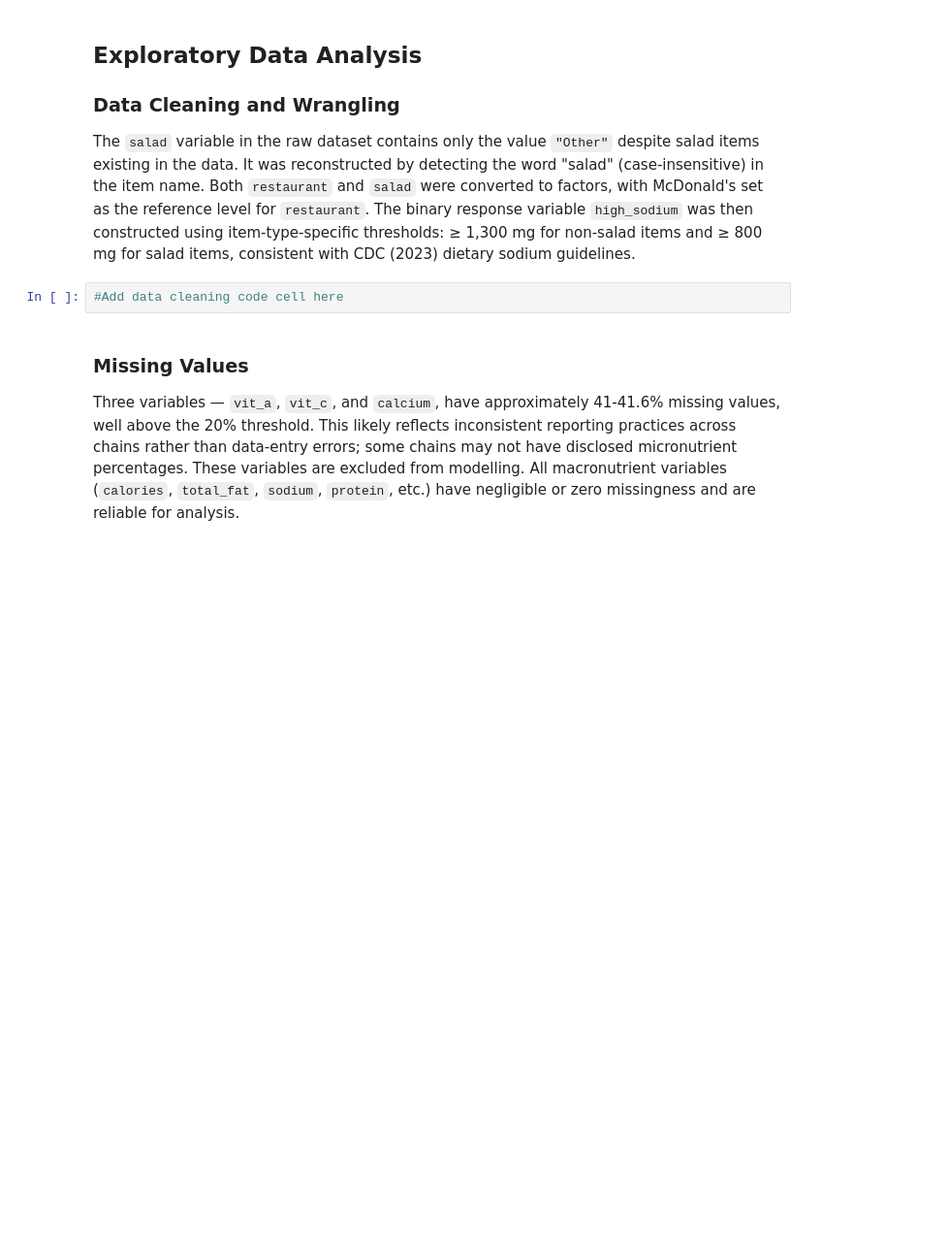
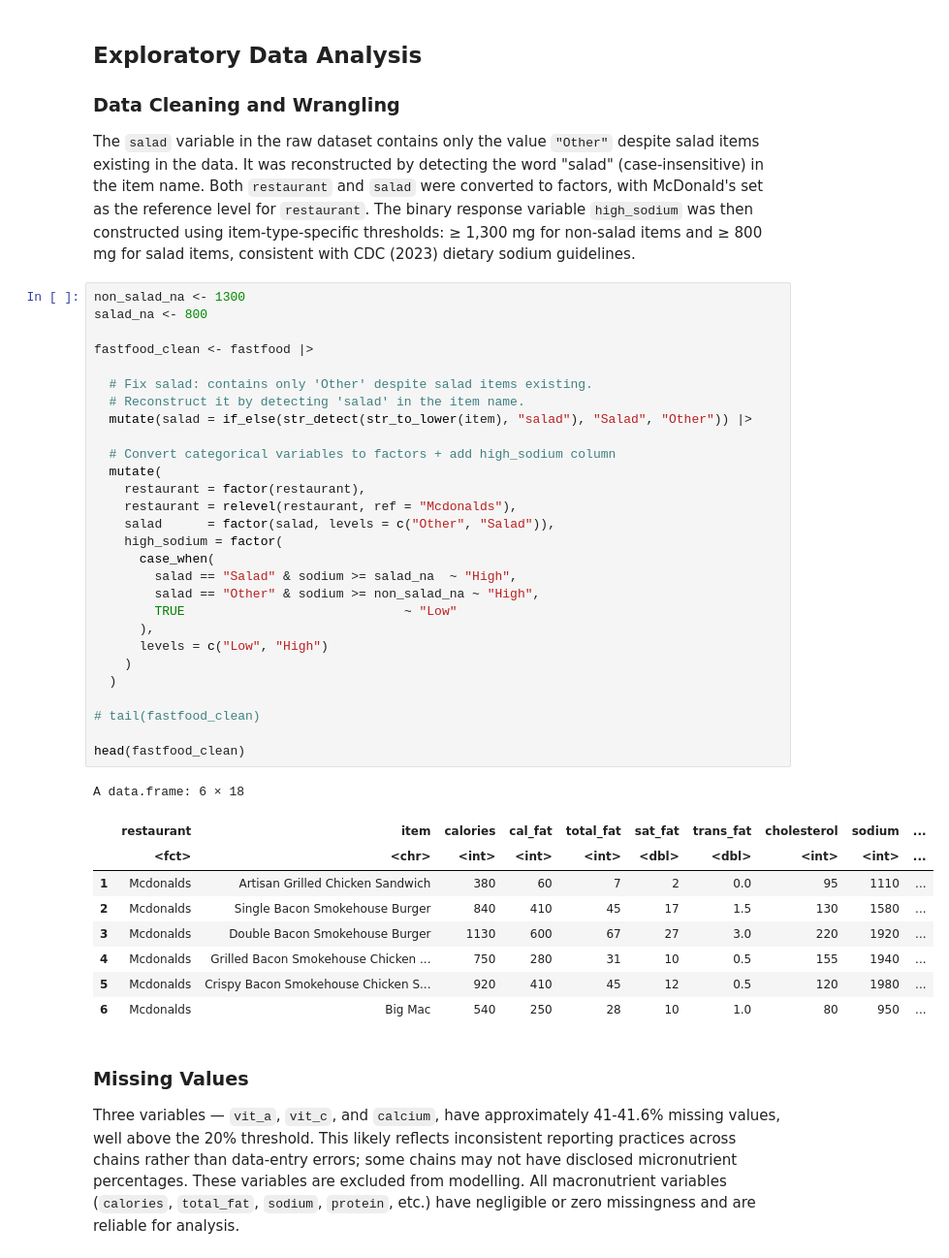
Before and after one commit to aryant2707/stat301-group_4, a Jupyter notebook: final_project_report-2.ipynb, the cells around one changed output. Shown at 97% size. Drawn from its saved outputs; the diff is of its cells as text; blank space fills up the shorter version.

```diff
--- a/final_project_report-2.ipynb
+++ b/final_project_report-2.ipynb
@@ -89,7 +109,43 @@ Number of variables:    17
 
 The `salad` variable in the raw dataset contains only the value `"Other"` despite salad items existing in the data. It was reconstructed by detecting the word "salad" (case-insensitive) in the item name. Both `restaurant` and `salad` were converted to factors, with McDonald's set as the reference level for `restaurant`. The binary response variable `high_sodium` was then constructed using item-type-specific thresholds: ≥ 1,300 mg for non-salad items and ≥ 800 mg for salad items, consistent with CDC (2023) dietary sodium guidelines.
 # %%
-#Add data cleaning code cell here
+non_salad_na <- 1300
+salad_na <- 800
+
+fastfood_clean <- fastfood |>
+
+  # Fix salad: contains only 'Other' despite salad items existing.
+  # Reconstruct it by detecting 'salad' in the item name.
+  mutate(salad = if_else(str_detect(str_to_lower(item), "salad"), "Salad", "Other")) |>
+
+  # Convert categorical variables to factors + add high_sodium column
+  mutate(
+    restaurant = factor(restaurant),
+    restaurant = relevel(restaurant, ref = "Mcdonalds"),
+    salad      = factor(salad, levels = c("Other", "Salad")),
+    high_sodium = factor(
+      case_when(
+        salad == "Salad" & sodium >= salad_na  ~ "High",
+        salad == "Other" & sodium >= non_salad_na ~ "High",
+        TRUE                             ~ "Low"
+      ),
+      levels = c("Low", "High")
+    )
+  )
+
+# tail(fastfood_clean)
+
+head(fastfood_clean)
+# %% [output]
+A data.frame: 6 × 18
+|  | restaurant | item | calories | cal_fat | total_fat | sat_fat | trans_fat | cholesterol | sodium | ... |
+|  | <fct> | <chr> | <int> | <int> | <int> | <dbl> | <dbl> | <int> | <int> | ... |
+| 1 | Mcdonalds | Artisan Grilled Chicken Sandwich | 380 | 60 | 7 | 2 | 0.0 | 95 | 1110 | ... |
+| 2 | Mcdonalds | Single Bacon Smokehouse Burger | 840 | 410 | 45 | 17 | 1.5 | 130 | 1580 | ... |
+| 3 | Mcdonalds | Double Bacon Smokehouse Burger | 1130 | 600 | 67 | 27 | 3.0 | 220 | 1920 | ... |
+| 4 | Mcdonalds | Grilled Bacon Smokehouse Chicken ... | 750 | 280 | 31 | 10 | 0.5 | 155 | 1940 | ... |
+| 5 | Mcdonalds | Crispy Bacon Smokehouse Chicken S... | 920 | 410 | 45 | 12 | 0.5 | 120 | 1980 | ... |
+| 6 | Mcdonalds | Big Mac | 540 | 250 | 28 | 10 | 1.0 | 80 | 950 | ... |
 # %% [markdown]
 ### Missing Values
 
```
Also changed, not shown: parts of 5 cells of this notebook.
